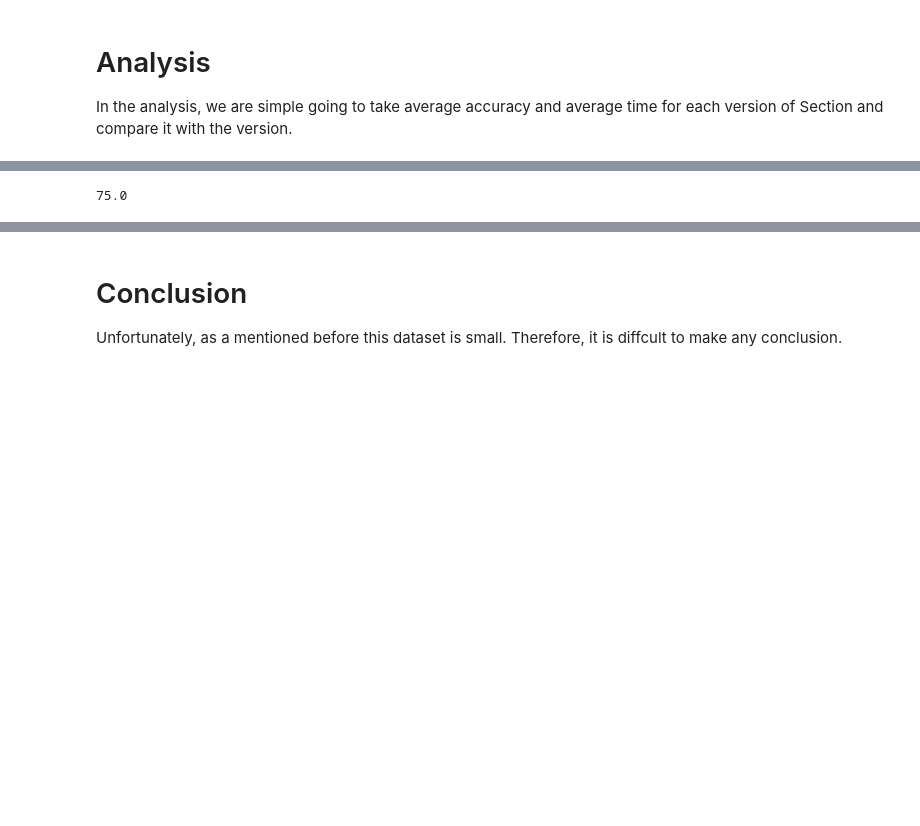
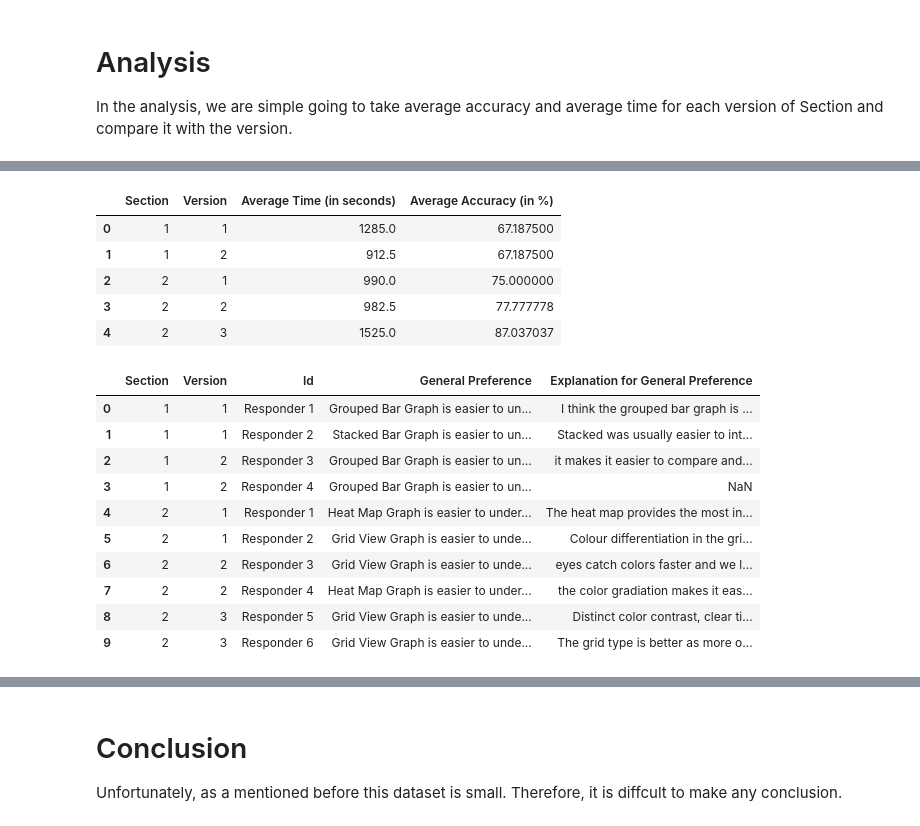
Before and after one commit to ketphan02/DATA-448, a Jupyter notebook: notebooks/reportSection1.ipynb, the cells around one changed output, grey strips where cells are left out. Drawn from its saved outputs; the diff is of its cells as text; code cells hidden in the pictures; blank space fills up the shorter version.

```diff
--- a/notebooks/reportSection1.ipynb
+++ b/notebooks/reportSection1.ipynb
@@ -394,4 +379,63 @@ analysis
-# %%
-s2v1
-# %% [output]
-75.0
+# %%
+dfs1v1= pd.DataFrame(pd.read_csv('../report/data/section 1/SkillsV1.csv'))
+dfs1v2= pd.DataFrame(pd.read_csv('../report/data/section 1/SkillsV2.csv'))
+dfs2v1= pd.DataFrame(pd.read_csv('../report/data/section 2/TimeV1.csv'))
+dfs2v2= pd.DataFrame(pd.read_csv('../report/data/section 2/TimeV2.csv'))
+dfs2v3= pd.DataFrame(pd.read_csv('../report/data/section 2/TimeV3.csv'))
+analysis = pd.DataFrame.from_dict(
+    {
+        'Section': ['1','1','2','2','2'],
+        'Version': ['1', '2', '1', '2', '3'],
+        'Average Time (in seconds)': [gdf[1]['Average Duration (in seconds)'][0], gdf[1]['Average Duration (in seconds)'][1],
+        gdf1[1]['Average Duration (in seconds)'][0], gdf1[1]['Average Duration (in seconds)'][1], gdf1[1]['Average Duration (in seconds)'][2]],
+        'Average Accuracy (in %)': [s1v1, s1v2, s2v1, s2v2, s2v3]
+    }
+)
+
+generalPre = pd.DataFrame.from_dict({
+    'Section': ['1','1', '1', '1', '2','2','2','2','2','2'],
+    'Version': ['1','1','2','2','1','1','2','2','3','3'],
+    'Id' : ['Responder 1', 'Responder 2', 'Responder 3', 'Responder 4', 'Responder 1','Responder 2','Responder 3','Responder 4', 'Responder 5', 'Responder 6'],
+    'General Preference': [dfs1v1['Q33'][3],
+    dfs1v1['Q33'][4],
+    dfs1v2['Q33'][2],
+    dfs1v2['Q33'][3],
+    dfs2v1['Q55'][2],
+    dfs2v1['Q55'][3],
+    dfs2v2['Q55'][2],
+    dfs2v2['Q55'][3],
+    dfs2v3['Q55'][2],
+    dfs2v3['Q55'][3]],
+    'Explanation for General Preference': [dfs1v1['Q34'][3],
+    dfs1v1['Q34'][4],
+    dfs1v2['Q34'][2],
+    dfs1v2['Q34'][3],
+    dfs2v1['Q56'][2],
+    dfs2v1['Q56'][3],
+    dfs2v2['Q56'][2],
+    dfs2v2['Q56'][3],
+    dfs2v3['Q56'][2],
+    dfs2v3['Q56'][3]]
+})
+
+pd.options.display.max_colwidth = 100
+display(analysis)
+display(generalPre)
+# %% [output]
+|  | Section | Version | Average Time (in seconds) | Average Accuracy (in %) |
+| 0 | 1 | 1 | 1285.0 | 67.187500 |
+| 1 | 1 | 2 | 912.5 | 67.187500 |
+| 2 | 2 | 1 | 990.0 | 75.000000 |
+| 3 | 2 | 2 | 982.5 | 77.777778 |
+| 4 | 2 | 3 | 1525.0 | 87.037037 |
+|  | Section | Version | Id | General Preference | Explanation for General Preference |
+| 0 | 1 | 1 | Responder 1 | Grouped Bar Graph is easier to un... | I think the grouped bar graph is ... |
+| 1 | 1 | 1 | Responder 2 | Stacked Bar Graph is easier to un... | Stacked was usually easier to int... |
+| 2 | 1 | 2 | Responder 3 | Grouped Bar Graph is easier to un... | it makes it easier to compare and... |
+| 3 | 1 | 2 | Responder 4 | Grouped Bar Graph is easier to un... | NaN |
+| 4 | 2 | 1 | Responder 1 | Heat Map Graph is easier to under... | The heat map provides the most in... |
+| 5 | 2 | 1 | Responder 2 | Grid View Graph is easier to unde... | Colour differentiation in the gri... |
+| 6 | 2 | 2 | Responder 3 | Grid View Graph is easier to unde... | eyes catch colors faster and we l... |
+| 7 | 2 | 2 | Responder 4 | Heat Map Graph is easier to under... | the color gradiation makes it eas... |
+| 8 | 2 | 3 | Responder 5 | Grid View Graph is easier to unde... | Distinct color contrast, clear ti... |
+| 9 | 2 | 3 | Responder 6 | Grid View Graph is easier to unde... | The grid type is better as more o... |
```
Also changed, not shown: parts of 19 cells of this notebook, 1 other file.
